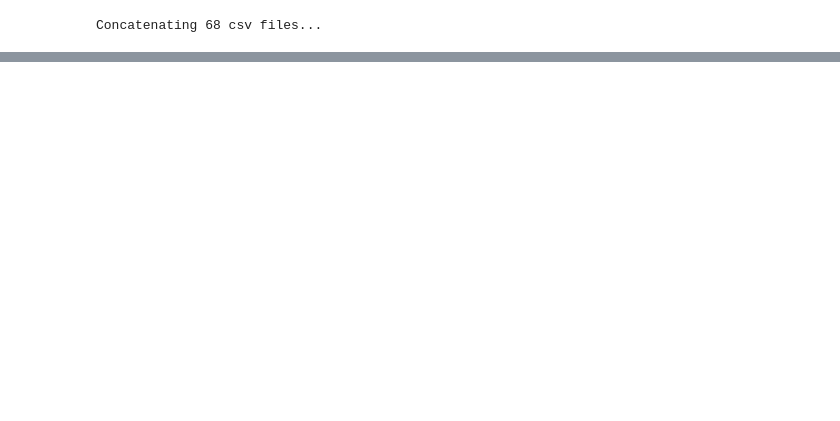
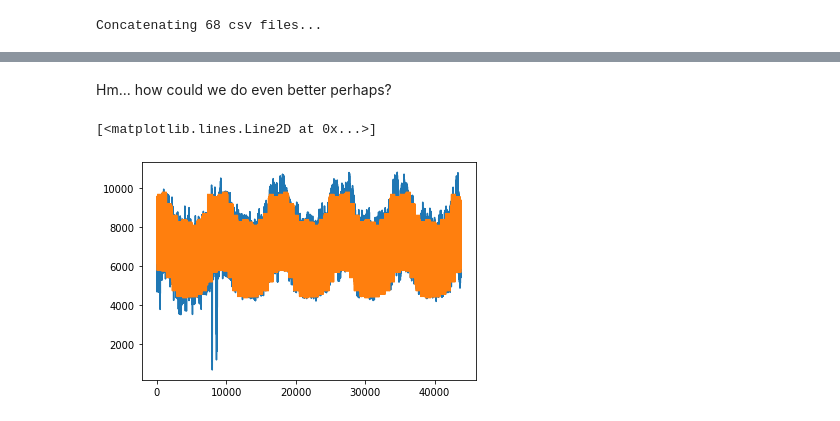
Before and after one commit to inwe-boku/lecture-scientific-computing, a Jupyter notebook: lecture07-fitting/lecture07.ipynb, the cells around one changed output, grey strips where cells are left out. Saved outputs shown, nothing was run; the diff lists cells and outputs as text; code cells hidden in the pictures; blank space fills up the shorter version.

```diff
--- a/lecture07-fitting/lecture07.ipynb
+++ b/lecture07-fitting/lecture07.ipynb
@@ -132,0 +80,19 @@ Joining them all together.
+# %% [markdown]
+Hm... how could we do even better perhaps?
+# %%
+X = np.array([power_demand_at_hourly.index.month.values,
+     power_demand_at_hourly.index.weekday.values,
+     power_demand_at_hourly.index.hour.values]).T
+
+regr_all_month = ensemble.RandomForestRegressor()
+
+# Train the model using the training sets
+regr_all_month.fit(X, Y)
+
+pred = regr_all_month.predict(X)
+
+plt.plot(Y)
+plt.plot(pred)
+# %% [output]
+[<matplotlib.lines.Line2D at 0x...>]
+[figure, added]
```
Also changed, not shown: parts of 60 cells of this notebook.
